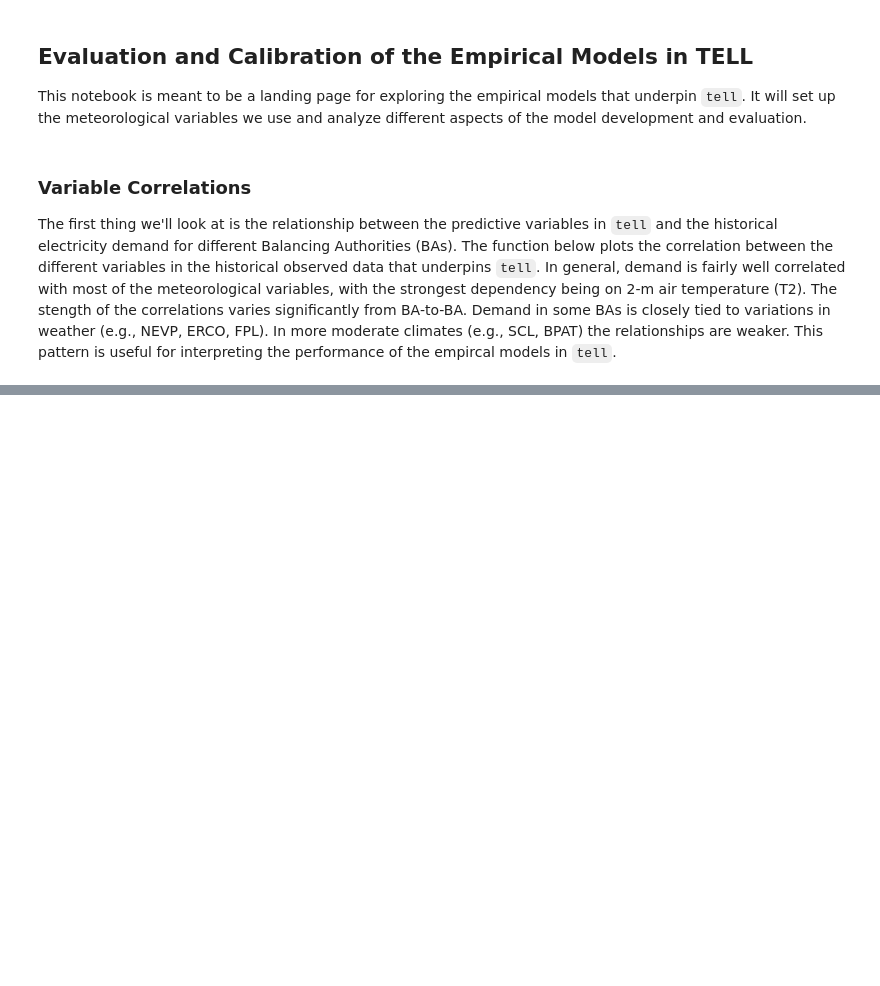
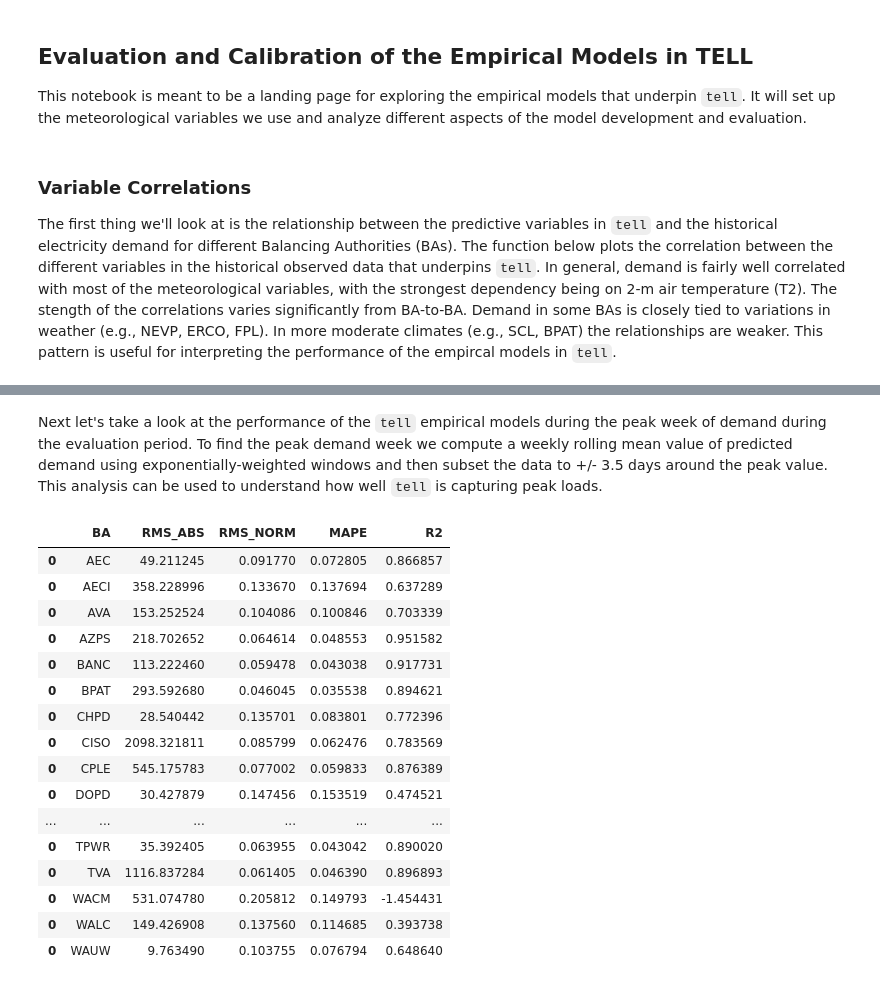
Before and after one commit to IMMM-SFA/tell, a Jupyter notebook: notebooks/tell_mlp_calibration_evaluation.ipynb, the cells around one changed output, grey strips where cells are left out. Saved outputs shown, nothing was run; the diff lists cells and outputs as text; code cells hidden in the pictures; blank space fills up the shorter version.

```diff
--- a/notebooks/tell_mlp_calibration_evaluation.ipynb
+++ b/notebooks/tell_mlp_calibration_evaluation.ipynb
@@ -51,0 +90,2 @@ tell.plot_mlp_summary_statistics(validation_df,
+# %% [markdown]
+Next let's take a look at the performance of the `tell` empirical models during the peak week of demand during the evaluation period. To find the peak demand week we compute a weekly rolling mean value of predicted demand using exponentially-weighted windows and then subset the data to +/- 3.5 days around the peak value. This analysis can be used to understand how well `tell` is capturing peak loads.
@@ -51,0 +98,30 @@ tell.plot_mlp_summary_statistics(validation_df,
+# %%
+# Run the MLP training step for a single BA (i.e., "region") without using the linear model adjustment:
+#prediction_df_nolinear, validation_df_nolinear = tell.train(region = 'PJM',
+                                                            #mlp_linear_adjustment = False,
+                                                            #data_dir = os.path.join(tell_data_dir, r'outputs', r'compiled_historical_data'))
+
+prediction_df_nolinear, validation_df_nolinear = tell.train_batch(target_region_list = (tell.get_balancing_authority_to_model_dict().keys()),
+                                                                  mlp_linear_adjustment = False,
+                                                                  data_dir = os.path.join(tell_data_dir, r'outputs', r'compiled_historical_data'),
+                                                                  n_jobs = -1)
+
+validation_df_nolinear
+# %% [output]
+|  | BA | RMS_ABS | RMS_NORM | MAPE | R2 |
+| 0 | AEC | 49.211245 | 0.091770 | 0.072805 | 0.866857 |
+| 0 | AECI | 358.228996 | 0.133670 | 0.137694 | 0.637289 |
+| 0 | AVA | 153.252524 | 0.104086 | 0.100846 | 0.703339 |
+| 0 | AZPS | 218.702652 | 0.064614 | 0.048553 | 0.951582 |
+| 0 | BANC | 113.222460 | 0.059478 | 0.043038 | 0.917731 |
+| 0 | BPAT | 293.592680 | 0.046045 | 0.035538 | 0.894621 |
+| 0 | CHPD | 28.540442 | 0.135701 | 0.083801 | 0.772396 |
+| 0 | CISO | 2098.321811 | 0.085799 | 0.062476 | 0.783569 |
+| 0 | CPLE | 545.175783 | 0.077002 | 0.059833 | 0.876389 |
+| 0 | DOPD | 30.427879 | 0.147456 | 0.153519 | 0.474521 |
+| ... | ... | ... | ... | ... | ... |
+| 0 | TPWR | 35.392405 | 0.063955 | 0.043042 | 0.890020 |
+| 0 | TVA | 1116.837284 | 0.061405 | 0.046390 | 0.896893 |
+| 0 | WACM | 531.074780 | 0.205812 | 0.149793 | -1.454431 |
+| 0 | WALC | 149.426908 | 0.137560 | 0.114685 | 0.393738 |
+| 0 | WAUW | 9.763490 | 0.103755 | 0.076794 | 0.648640 |
```
Also changed, not shown: parts of 14 cells of this notebook, 2 other files.
